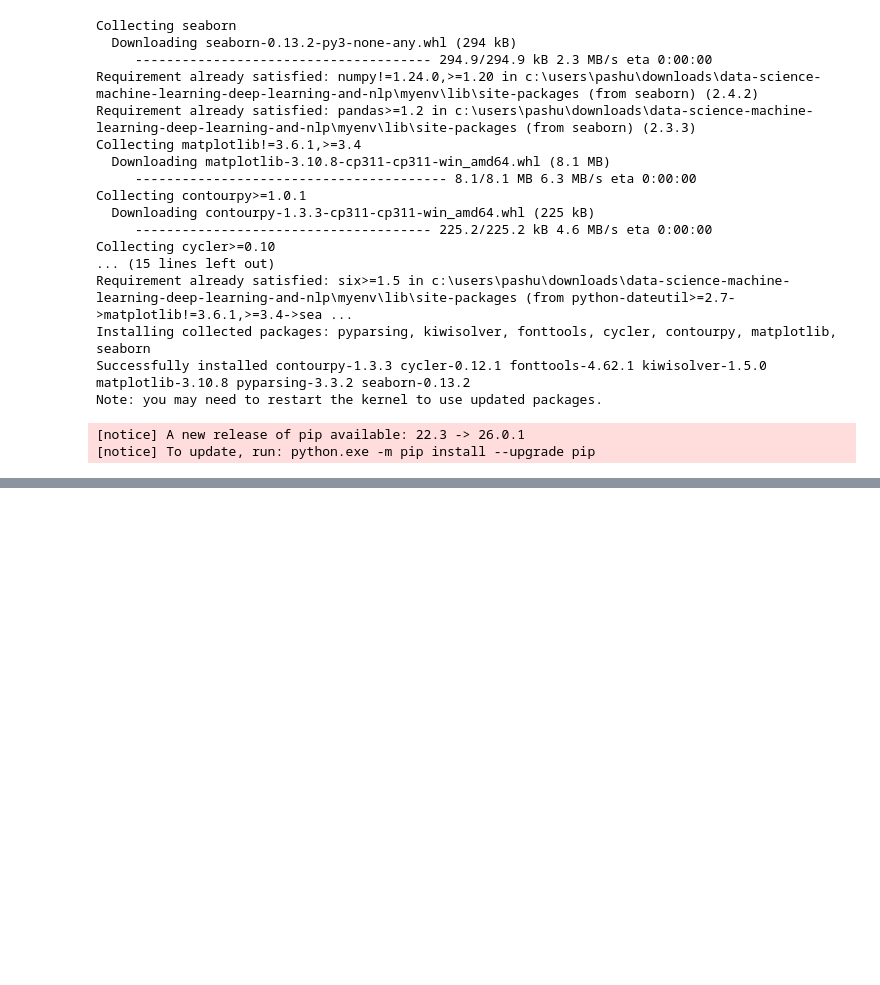
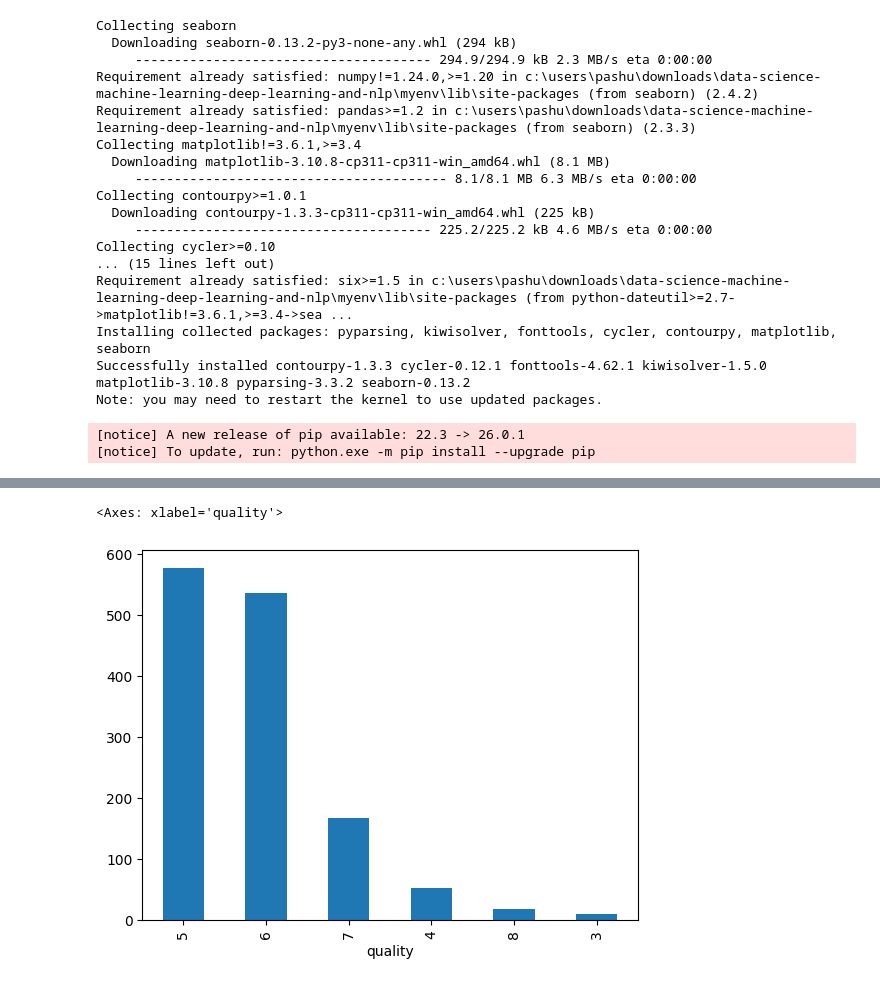
Before and after one commit to pashupatinathvidyarthi/Data-Science-Machine-Learning-Deep-Learning-and-NLP, a Jupyter notebook: Python/EDA/lec01.ipynb, the cells around one changed output, grey strips where cells are left out. Drawn from its saved outputs; the diff is of its cells as text; code cells hidden in the pictures; blank space fills up the shorter version.

```diff
--- a/Python/EDA/lec01.ipynb
+++ b/Python/EDA/lec01.ipynb
@@ -222,0 +234,7 @@ sns.heatmap(df.corr(),annot=True)
+# %%
+## Visualization of the data
+## Conclusion - It is an imbalanced dataset
+df.quality.value_counts().plot(kind='bar')
+# %% [output]
+<Axes: xlabel='quality'>
+[figure, added]
```
Also changed, not shown: parts of 3 cells of this notebook.
